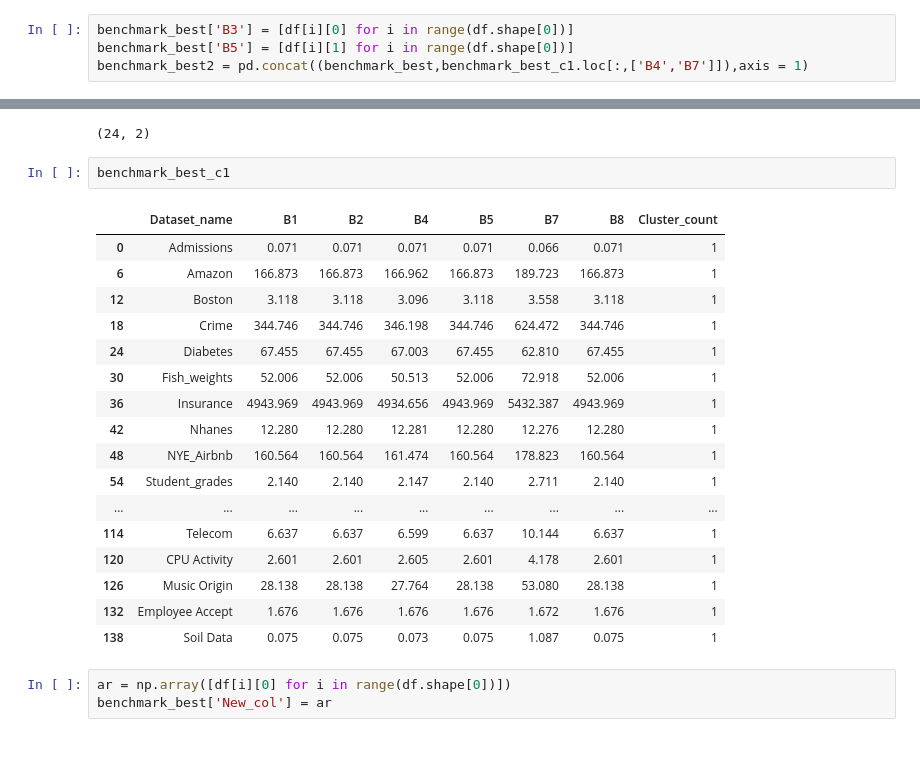
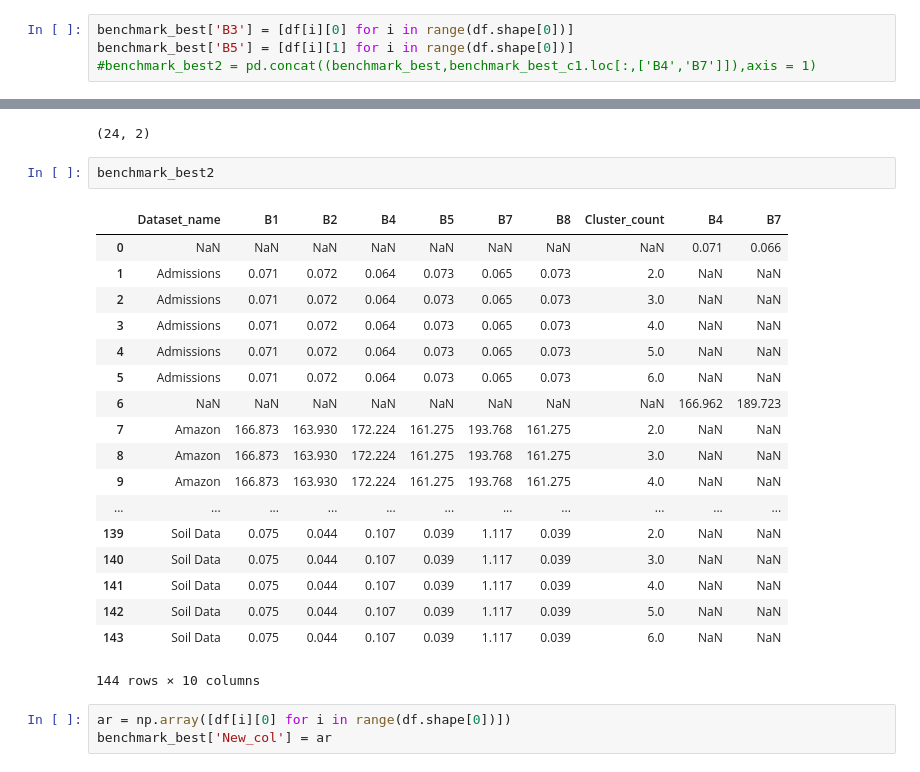
Before and after one commit to koralpc/shapley-bootstrapping, a Jupyter notebook: Notebooks/Benchmarking.ipynb, the cells around one changed output, grey strips where cells are left out. Drawn from its saved outputs; the diff is of its cells as text.

```diff
--- a/Notebooks/Benchmarking.ipynb
+++ b/Notebooks/Benchmarking.ipynb
@@ -308,7 +314,7 @@ benchmark_best_c1 = set_branch_best(benchmark_df_only_c1,'B4','B7')
 # %%
 benchmark_best['B3'] = [df[i][0] for i in range(df.shape[0])]
 benchmark_best['B5'] = [df[i][1] for i in range(df.shape[0])]
-benchmark_best2 = pd.concat((benchmark_best,benchmark_best_c1.loc[:,['B4','B7']]),axis = 1)
+#benchmark_best2 = pd.concat((benchmark_best,benchmark_best_c1.loc[:,['B4','B7']]),axis = 1)
 # %% [output]
 ValueError: Length of values does not match length of index
 # %%
@@ -316,26 +322,27 @@ df = np.array(benchmark_best_c1.loc[:,['B4','B7']])
 df.shape
 # %% [output]
 (24, 2)
-# %%
-benchmark_best_c1
-# %% [output]
-|  | Dataset_name | B1 | B2 | B4 | B5 | B7 | B8 | Cluster_count |
-| 0 | Admissions | 0.071 | 0.071 | 0.071 | 0.071 | 0.066 | 0.071 | 1 |
-| 6 | Amazon | 166.873 | 166.873 | 166.962 | 166.873 | 189.723 | 166.873 | 1 |
-| 12 | Boston | 3.118 | 3.118 | 3.096 | 3.118 | 3.558 | 3.118 | 1 |
-| 18 | Crime | 344.746 | 344.746 | 346.198 | 344.746 | 624.472 | 344.746 | 1 |
-| 24 | Diabetes | 67.455 | 67.455 | 67.003 | 67.455 | 62.810 | 67.455 | 1 |
-| 30 | Fish_weights | 52.006 | 52.006 | 50.513 | 52.006 | 72.918 | 52.006 | 1 |
-| 36 | Insurance | 4943.969 | 4943.969 | 4934.656 | 4943.969 | 5432.387 | 4943.969 | 1 |
-| 42 | Nhanes | 12.280 | 12.280 | 12.281 | 12.280 | 12.276 | 12.280 | 1 |
-| 48 | NYE_Airbnb | 160.564 | 160.564 | 161.474 | 160.564 | 178.823 | 160.564 | 1 |
-| 54 | Student_grades | 2.140 | 2.140 | 2.147 | 2.140 | 2.711 | 2.140 | 1 |
-| ... | ... | ... | ... | ... | ... | ... | ... | ... |
-| 114 | Telecom | 6.637 | 6.637 | 6.599 | 6.637 | 10.144 | 6.637 | 1 |
-| 120 | CPU Activity | 2.601 | 2.601 | 2.605 | 2.601 | 4.178 | 2.601 | 1 |
-| 126 | Music Origin | 28.138 | 28.138 | 27.764 | 28.138 | 53.080 | 28.138 | 1 |
-| 132 | Employee Accept | 1.676 | 1.676 | 1.676 | 1.676 | 1.672 | 1.676 | 1 |
-| 138 | Soil Data | 0.075 | 0.075 | 0.073 | 0.075 | 1.087 | 0.075 | 1 |
+# %%
+benchmark_best2
+# %% [output]
+|  | Dataset_name | B1 | B2 | B4 | B5 | B7 | B8 | Cluster_count | B4 | B7 |
+| 0 | NaN | NaN | NaN | NaN | NaN | NaN | NaN | NaN | 0.071 | 0.066 |
+| 1 | Admissions | 0.071 | 0.072 | 0.064 | 0.073 | 0.065 | 0.073 | 2.0 | NaN | NaN |
+| 2 | Admissions | 0.071 | 0.072 | 0.064 | 0.073 | 0.065 | 0.073 | 3.0 | NaN | NaN |
+| 3 | Admissions | 0.071 | 0.072 | 0.064 | 0.073 | 0.065 | 0.073 | 4.0 | NaN | NaN |
+| 4 | Admissions | 0.071 | 0.072 | 0.064 | 0.073 | 0.065 | 0.073 | 5.0 | NaN | NaN |
+| 5 | Admissions | 0.071 | 0.072 | 0.064 | 0.073 | 0.065 | 0.073 | 6.0 | NaN | NaN |
+| 6 | NaN | NaN | NaN | NaN | NaN | NaN | NaN | NaN | 166.962 | 189.723 |
+| 7 | Amazon | 166.873 | 163.930 | 172.224 | 161.275 | 193.768 | 161.275 | 2.0 | NaN | NaN |
+| 8 | Amazon | 166.873 | 163.930 | 172.224 | 161.275 | 193.768 | 161.275 | 3.0 | NaN | NaN |
+| 9 | Amazon | 166.873 | 163.930 | 172.224 | 161.275 | 193.768 | 161.275 | 4.0 | NaN | NaN |
+| ... | ... | ... | ... | ... | ... | ... | ... | ... | ... | ... |
+| 139 | Soil Data | 0.075 | 0.044 | 0.107 | 0.039 | 1.117 | 0.039 | 2.0 | NaN | NaN |
+| 140 | Soil Data | 0.075 | 0.044 | 0.107 | 0.039 | 1.117 | 0.039 | 3.0 | NaN | NaN |
+| 141 | Soil Data | 0.075 | 0.044 | 0.107 | 0.039 | 1.117 | 0.039 | 4.0 | NaN | NaN |
+| 142 | Soil Data | 0.075 | 0.044 | 0.107 | 0.039 | 1.117 | 0.039 | 5.0 | NaN | NaN |
+| 143 | Soil Data | 0.075 | 0.044 | 0.107 | 0.039 | 1.117 | 0.039 | 6.0 | NaN | NaN |
+144 rows × 10 columns
 # %%
 ar = np.array([df[i][0] for i in range(df.shape[0])])
 benchmark_best['New_col'] = ar
```
Also changed, not shown: parts of 5 cells of this notebook, 23 other files.
